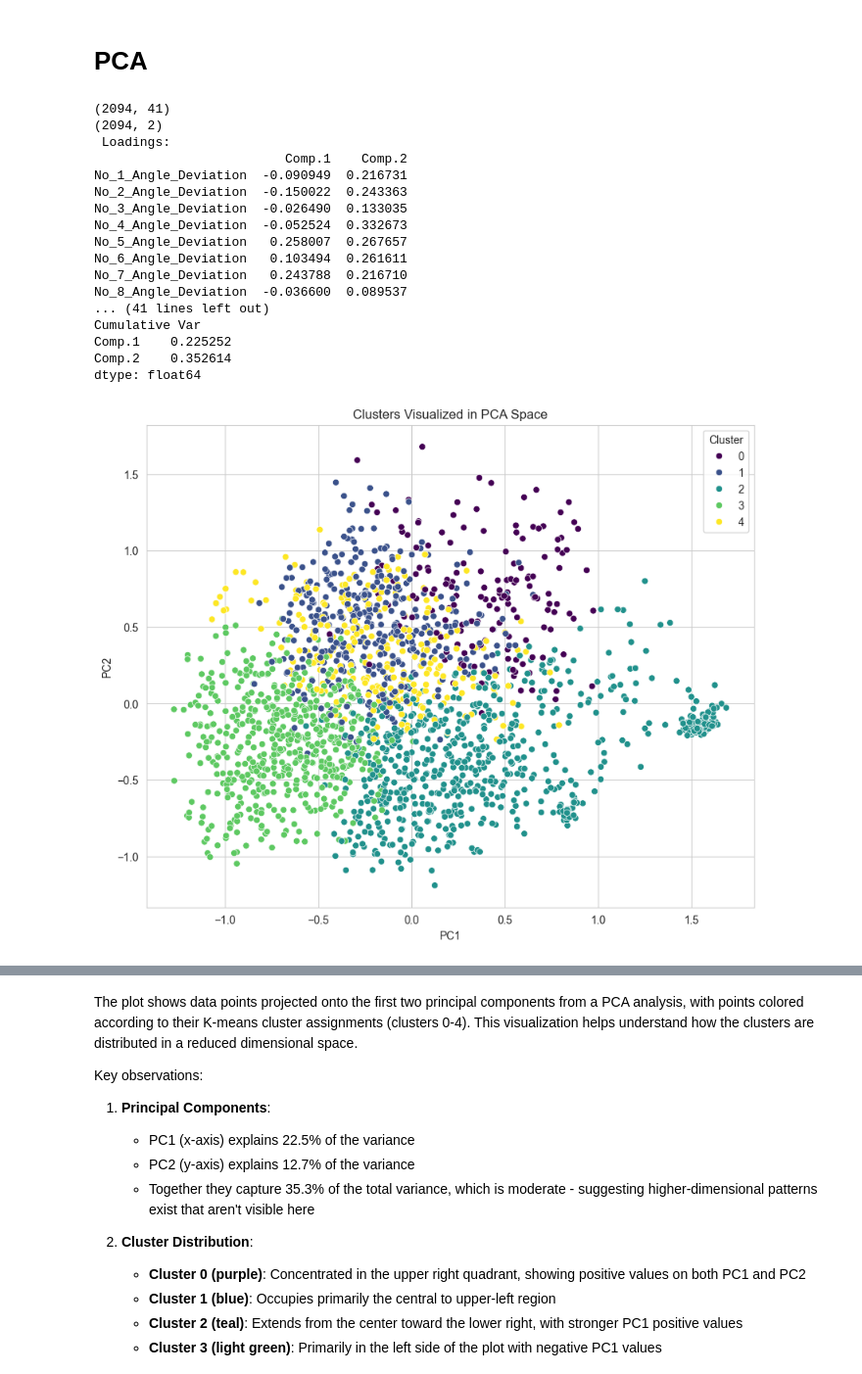
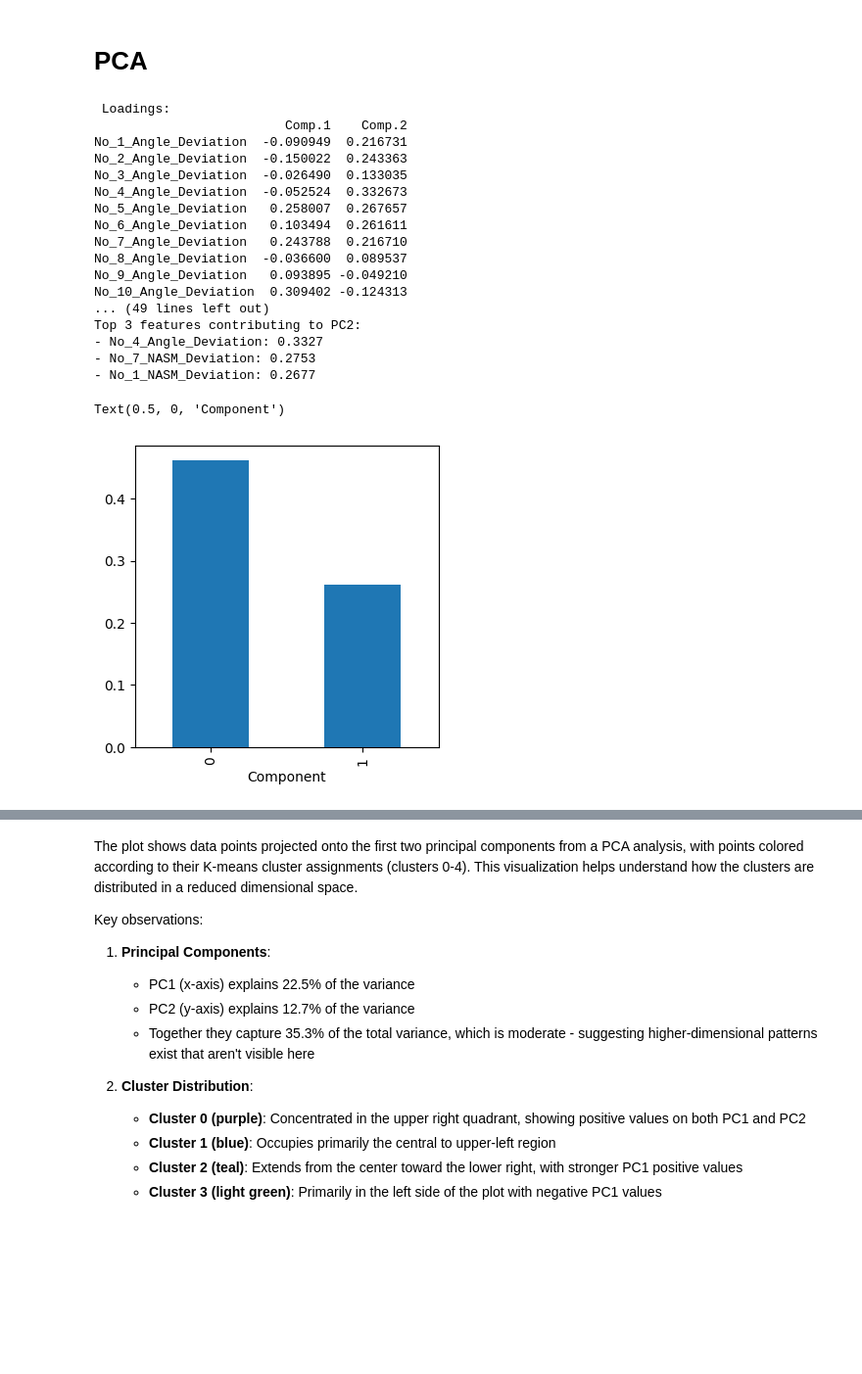
Before and after one commit to anass98h/machine_learning_projekt, a Jupyter notebook: ML/pca_modified.ipynb, the cells around one changed output, grey strips where cells are left out. Shown at 98% size. Cells and saved outputs as stored; diff of their text form; code cells hidden in the pictures; blank space fills up the shorter version.

```diff
--- a/ML/pca_modified.ipynb
+++ b/ML/pca_modified.ipynb
@@ -94,8 +92,8 @@ transformed_data = pcs.fit_transform(featture_used)
 explained_variance = pcs.explained_variance_
 explained_variance_ratio = pcs.explained_variance_ratio_
 
-print(df.shape)
-print(transformed_data.shape)
+#print(df.shape)
+#print(transformed_data.shape)
 
 # Create loadings dataframe
 loadings = pd.DataFrame(pcs.components_.T, index=featture_used.columns, columns=[f'Comp.{i+1}' for i in range(pcs.n_components_)])
@@ -113,21 +111,33 @@ print(pd.Series(explained_variance_ratio, index=[f'Comp.{i+1}' for i in range(pc
 print("Cumulative Var")
 print(pd.Series(np.cumsum(explained_variance_ratio), index=[f'Comp.{i+1}' for i in range(pcs.n_components_)]))
 
+
+abs_loadings = abs(loadings)
+top_features_pc1 = abs_loadings.sort_values(by='Comp.1', ascending=False).index[:3]
+top_features_pc2 = abs_loadings.sort_values(by='Comp.2', ascending=False).index[:3]
+
+print("\nTop 3 features contributing to PC1:")
+for feature in top_features_pc1:
+    print(f"- {feature}: {loadings.loc[feature, 'Comp.1']:.4f}")
+
+print("\nTop 3 features contributing to PC2:")
+for feature in top_features_pc2:
+    print(f"- {feature}: {loadings.loc[feature, 'Comp.2']:.4f}")
+
+
 #Create visualization
-plot_df = pd.DataFrame({
-    'PC1': transformed_data[:, 0],
-    'PC2': transformed_data[:, 1],
-    'Cluster': df['cluster']
-})
+#plot_df = pd.DataFrame({
+#    'PC1': transformed_data[:, 0],
+#    'PC2': transformed_data[:, 1],
+#    'Cluster': df['cluster']
+#})
 
 # Plot results
-plt.figure(figsize=(10, 8))
-sns.scatterplot(data=plot_df, x='PC1', y='PC2', hue='Cluster', palette='viridis')
-plt.title('Clusters Visualized in PCA Space')
-plt.show()
+#plt.figure(figsize=(10, 8))
+#sns.scatterplot(data=plot_df, x='PC1', y='PC2', hue='Cluster', palette='viridis')
+#plt.title('Clusters Visualized in PCA Space')
+#plt.show()
 # %% [output]
-(2094, 41)
-(2094, 2)
  Loadings:
                          Comp.1    Comp.2
 No_1_Angle_Deviation  -0.090949  0.216731
@@ -138,12 +148,20 @@ No_5_Angle_Deviation   0.258007  0.267657
 No_6_Angle_Deviation   0.103494  0.261611
 No_7_Angle_Deviation   0.243788  0.216710
 No_8_Angle_Deviation  -0.036600  0.089537
-... (41 lines left out)
-Cumulative Var
-Comp.1    0.225252
-Comp.2    0.352614
-dtype: float64
+No_9_Angle_Deviation   0.093895 -0.049210
+No_10_Angle_Deviation  0.309402 -0.124313
+... (49 lines left out)
+Top 3 features contributing to PC2:
+- No_4_Angle_Deviation: 0.3327
+- No_7_NASM_Deviation: 0.2753
+- No_1_NASM_Deviation: 0.2677
-[figure, removed]
+# %%
+explained_variance = pd.DataFrame(pcs.explained_variance_)
+ax = explained_variance.head(10).plot.bar(legend=False, figsize=(4, 4))
+ax.set_xlabel('Component')
+# %% [output]
+Text(0.5, 0, 'Component')
+[figure, added]
 # %%
 # Create a DataFrame with the PCA scores and cluster labels
 pca_df = pd.DataFrame(
```
Also changed, not shown: parts of 3 cells of this notebook.
